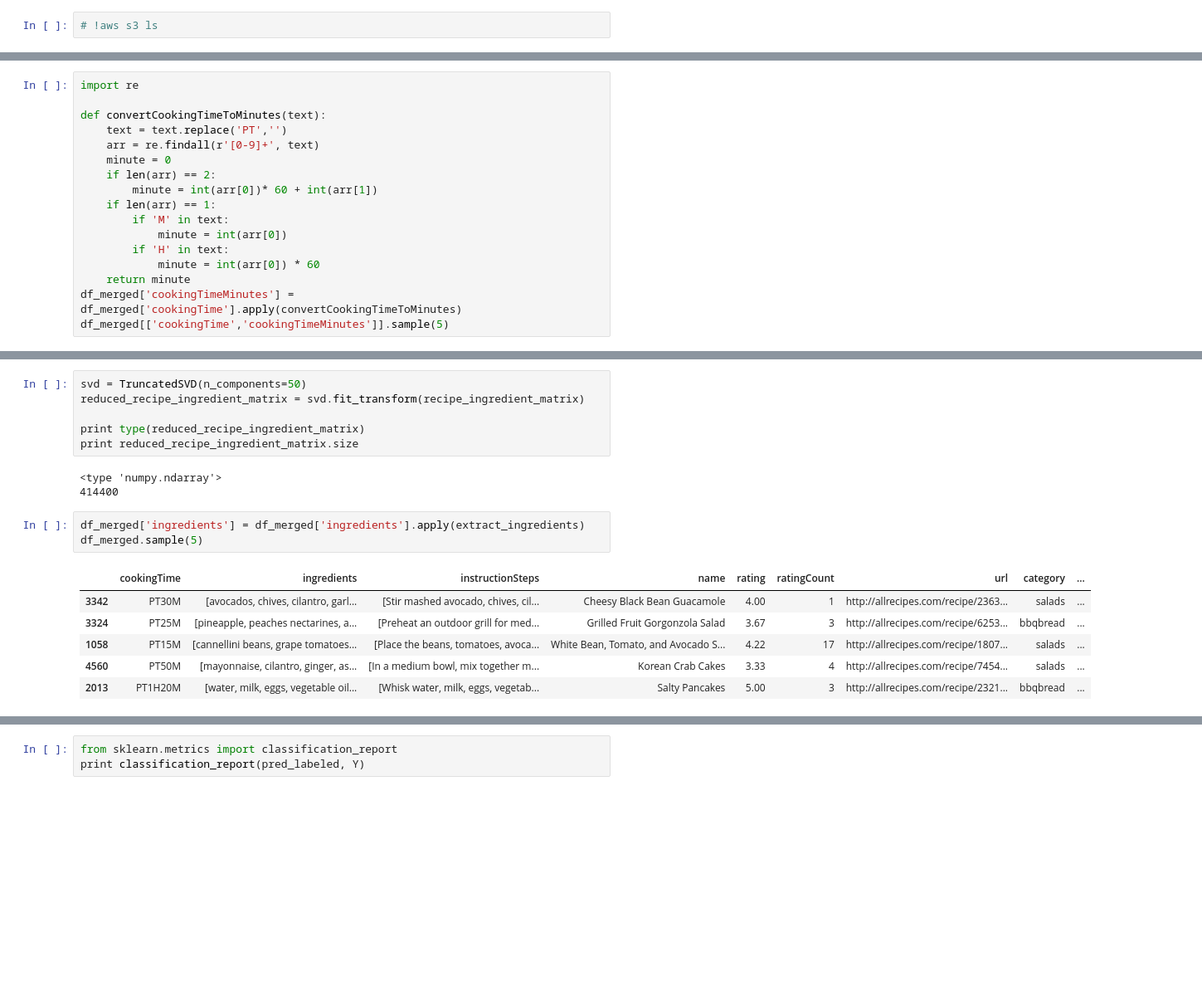
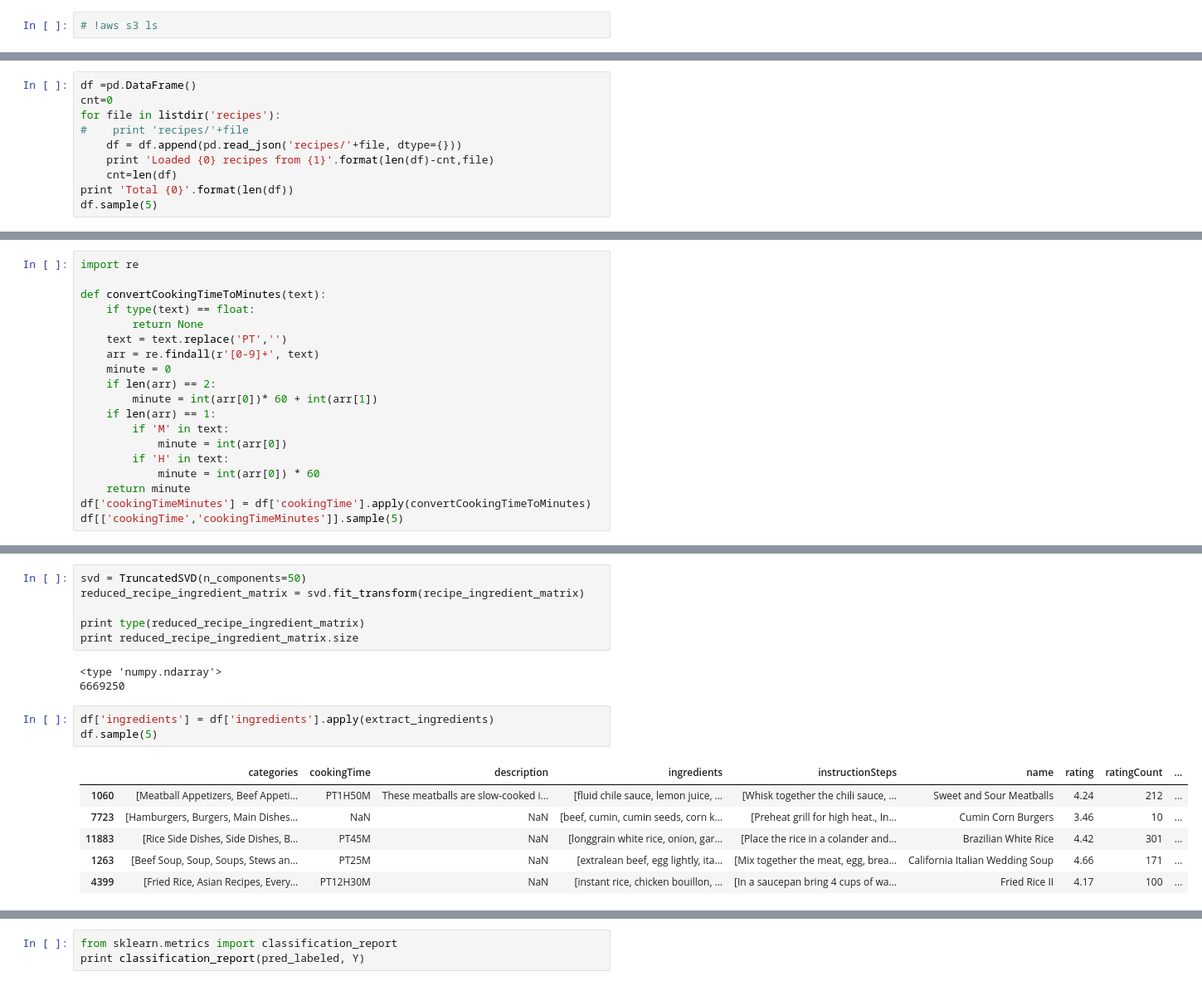
Before and after one commit to roygv/w266-recipes, a Jupyter notebook: DataProcessing.ipynb, the cells around one changed output, grey strips where cells are left out. Shown at 83% size. Drawn from its saved outputs; the diff is of its cells as text; blank space fills up the shorter version.

Commit message:
reading all files in recipes and combining to one data frame named DF

```diff
--- a/DataProcessing.ipynb
+++ b/DataProcessing.ipynb
@@ -43,0 +29,10 @@ df.sample(5)
+# %%
+df =pd.DataFrame()
+cnt=0
+for file in listdir('recipes'):
+#    print 'recipes/'+file
+    df = df.append(pd.read_json('recipes/'+file, dtype={}))
+    print 'Loaded {0} recipes from {1}'.format(len(df)-cnt,file)
+    cnt=len(df)
+print 'Total {0}'.format(len(df))
+df.sample(5)
@@ -74,6 +88,8 @@ Top 30 Categories:
 import re
 
 def convertCookingTimeToMinutes(text):
+    if type(text) == float:
+        return None
     text = text.replace('PT','')
     arr = re.findall(r'[0-9]+', text)
     minute = 0
@@ -85,7 +101,7 @@ def convertCookingTimeToMinutes(text):
         if 'H' in text:
             minute = int(arr[0]) * 60
     return minute
-df_merged['cookingTimeMinutes'] = df_merged['cookingTime'].apply(convertCookingTimeToMinutes)
-df_merged[['cookingTime','cookingTimeMinutes']].sample(5)
+df['cookingTimeMinutes'] = df['cookingTime'].apply(convertCookingTimeToMinutes)
+df[['cookingTime','cookingTimeMinutes']].sample(5)
 # %% [output]
 |  | cookingTime | cookingTimeMinutes |
@@ -521,17 +538,17 @@ print type(reduced_recipe_ingredient_matrix)
 print reduced_recipe_ingredient_matrix.size
 # %% [output]
 <type 'numpy.ndarray'>
-414400
+6669250
 # %%
-df_merged['ingredients'] = df_merged['ingredients'].apply(extract_ingredients)
-df_merged.sample(5)
+df['ingredients'] = df['ingredients'].apply(extract_ingredients)
+df.sample(5)
 # %% [output]
-|  | cookingTime | ingredients | instructionSteps | name | rating | ratingCount | url | category | ... |
-| 3342 | PT30M | [avocados, chives, cilantro, garl... | [Stir mashed avocado, chives, cil... | Cheesy Black Bean Guacamole | 4.00 | 1 | http://allrecipes.com/recipe/2363... | salads | ... |
-| 3324 | PT25M | [pineapple, peaches nectarines, a... | [Preheat an outdoor grill for med... | Grilled Fruit Gorgonzola Salad | 3.67 | 3 | http://allrecipes.com/recipe/6253... | bbqbread | ... |
-| 1058 | PT15M | [cannellini beans, grape tomatoes... | [Place the beans, tomatoes, avoca... | White Bean, Tomato, and Avocado S... | 4.22 | 17 | http://allrecipes.com/recipe/1807... | salads | ... |
-| 4560 | PT50M | [mayonnaise, cilantro, ginger, as... | [In a medium bowl, mix together m... | Korean Crab Cakes | 3.33 | 4 | http://allrecipes.com/recipe/7454... | salads | ... |
-| 2013 | PT1H20M | [water, milk, eggs, vegetable oil... | [Whisk water, milk, eggs, vegetab... | Salty Pancakes | 5.00 | 3 | http://allrecipes.com/recipe/2321... | bbqbread | ... |
+|  | categories | cookingTime | description | ingredients | instructionSteps | name | rating | ratingCount | ... |
+| 1060 | [Meatball Appetizers, Beef Appeti... | PT1H50M | These meatballs are slow-cooked i... | [fluid chile sauce, lemon juice, ... | [Whisk together the chili sauce, ... | Sweet and Sour Meatballs | 4.24 | 212 | ... |
+| 7723 | [Hamburgers, Burgers, Main Dishes... | NaN | NaN | [beef, cumin, cumin seeds, corn k... | [Preheat grill for high heat., In... | Cumin Corn Burgers | 3.46 | 10 | ... |
+| 11883 | [Rice Side Dishes, Side Dishes, B... | PT45M | NaN | [longgrain white rice, onion, gar... | [Place the rice in a colander and... | Brazilian White Rice | 4.42 | 301 | ... |
+| 1263 | [Beef Soup, Soup, Soups, Stews an... | PT25M | NaN | [extralean beef, egg lightly, ita... | [Mix together the meat, egg, brea... | California Italian Wedding Soup | 4.66 | 171 | ... |
+| 4399 | [Fried Rice, Asian Recipes, Every... | PT12H30M | NaN | [instant rice, chicken bouillon, ... | [In a saucepan bring 4 cups of wa... | Fried Rice II | 4.17 | 100 | ... |
 # %%
 from sklearn.feature_extraction.text import CountVectorizer,TfidfTransformer
 from sklearn.cluster import KMeans, MiniBatchKMeans
```
Also changed, not shown: parts of 18 cells of this notebook.
